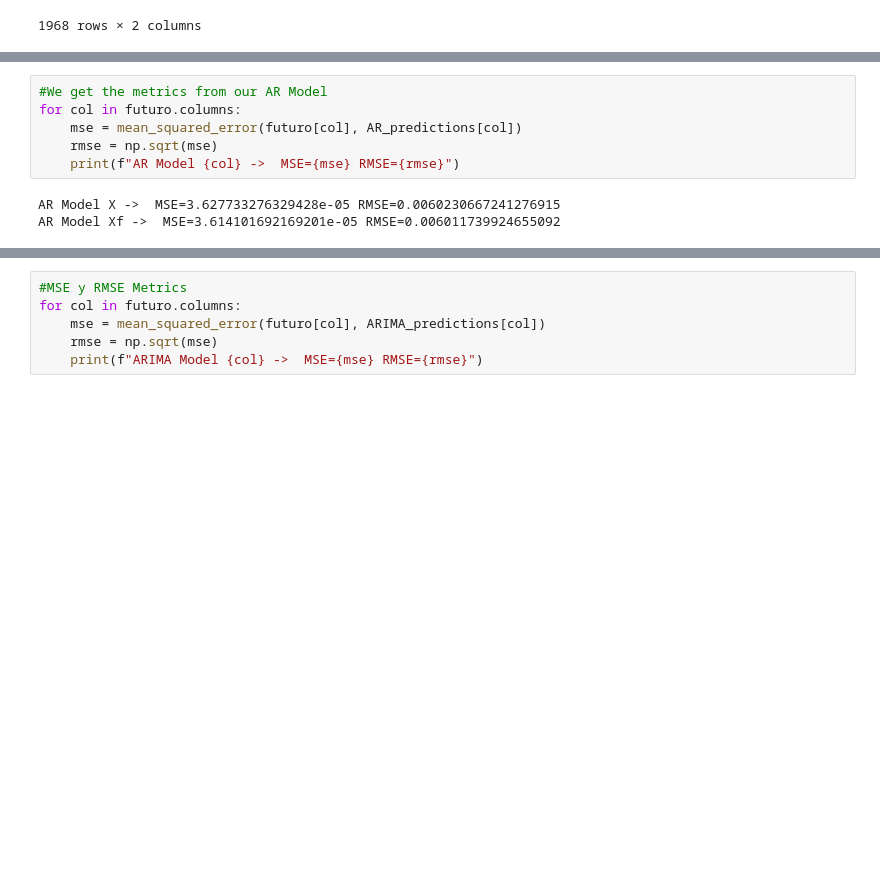
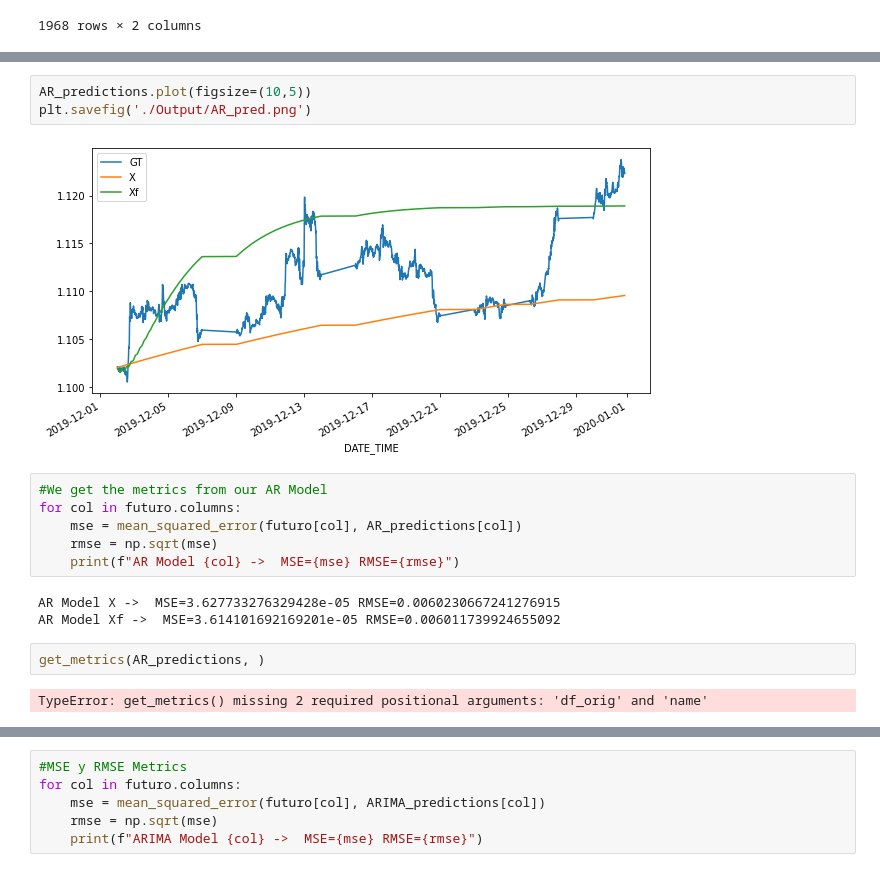
Before and after one commit to pabloestevezm/FP, a Jupyter notebook: modelling.ipynb, the cells around one changed output, grey strips where cells are left out. Cells and saved outputs as stored; diff of their text form; blank space fills up the shorter version.

```diff
--- a/modelling.ipynb
+++ b/modelling.ipynb
@@ -241,3 +252,8 @@ AR_predictions.describe()
+# %%
+AR_predictions.plot(figsize=(10,5))
+plt.savefig('./Output/AR_pred.png')
+# %% [output]
+[figure, added]
 # %%
 #We get the metrics from our AR Model
 for col in futuro.columns:
@@ -247,6 +263,10 @@ for col in futuro.columns:
 # %% [output]
 AR Model X ->  MSE=3.627733276329428e-05 RMSE=0.0060230667241276915
 AR Model Xf ->  MSE=3.614101692169201e-05 RMSE=0.006011739924655092
+# %%
+get_metrics(AR_predictions, )
+# %% [output]
+TypeError: get_metrics() missing 2 required positional arguments: 'df_orig' and 'name'
 # %%
 predictions_ARIMA = dict()
 
```
Also changed, not shown: parts of 27 cells of this notebook, 17 other files.
